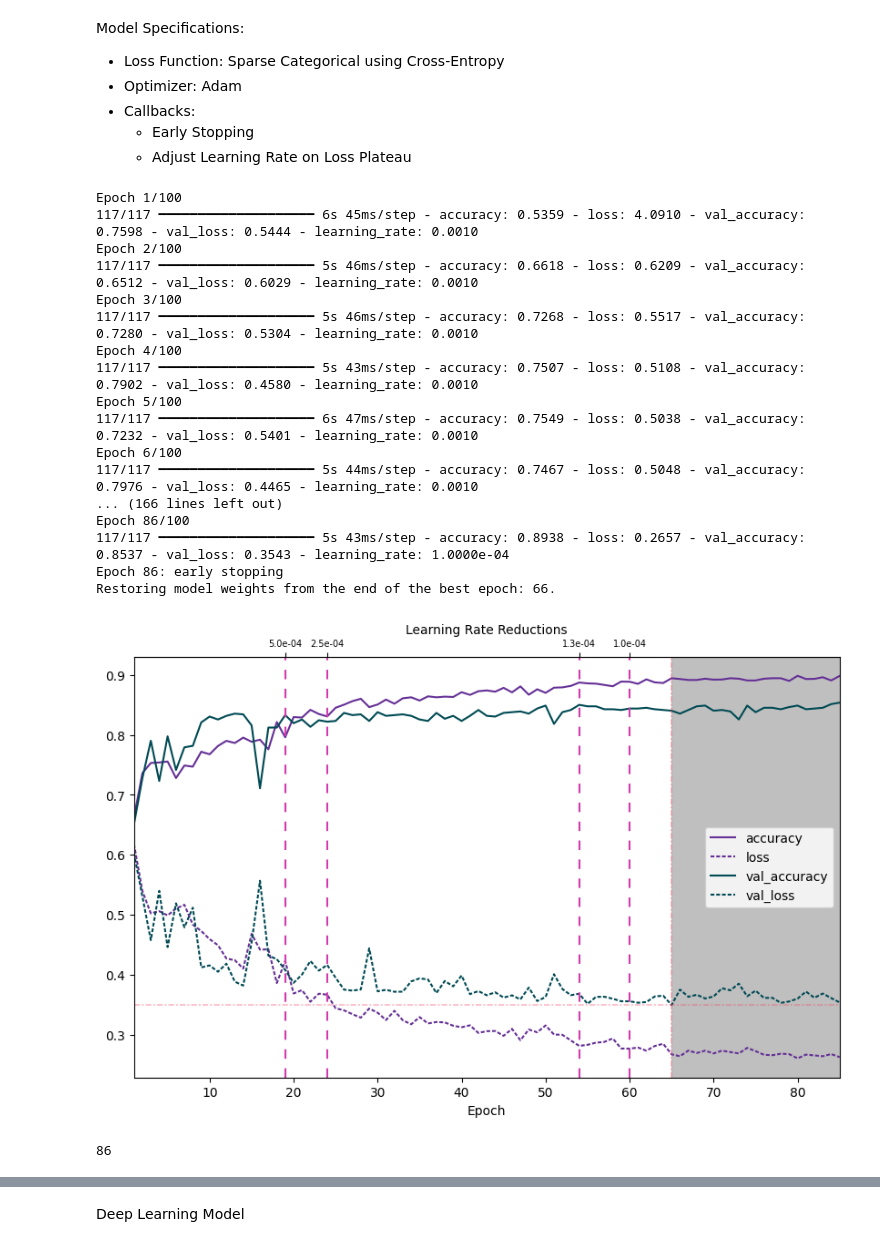
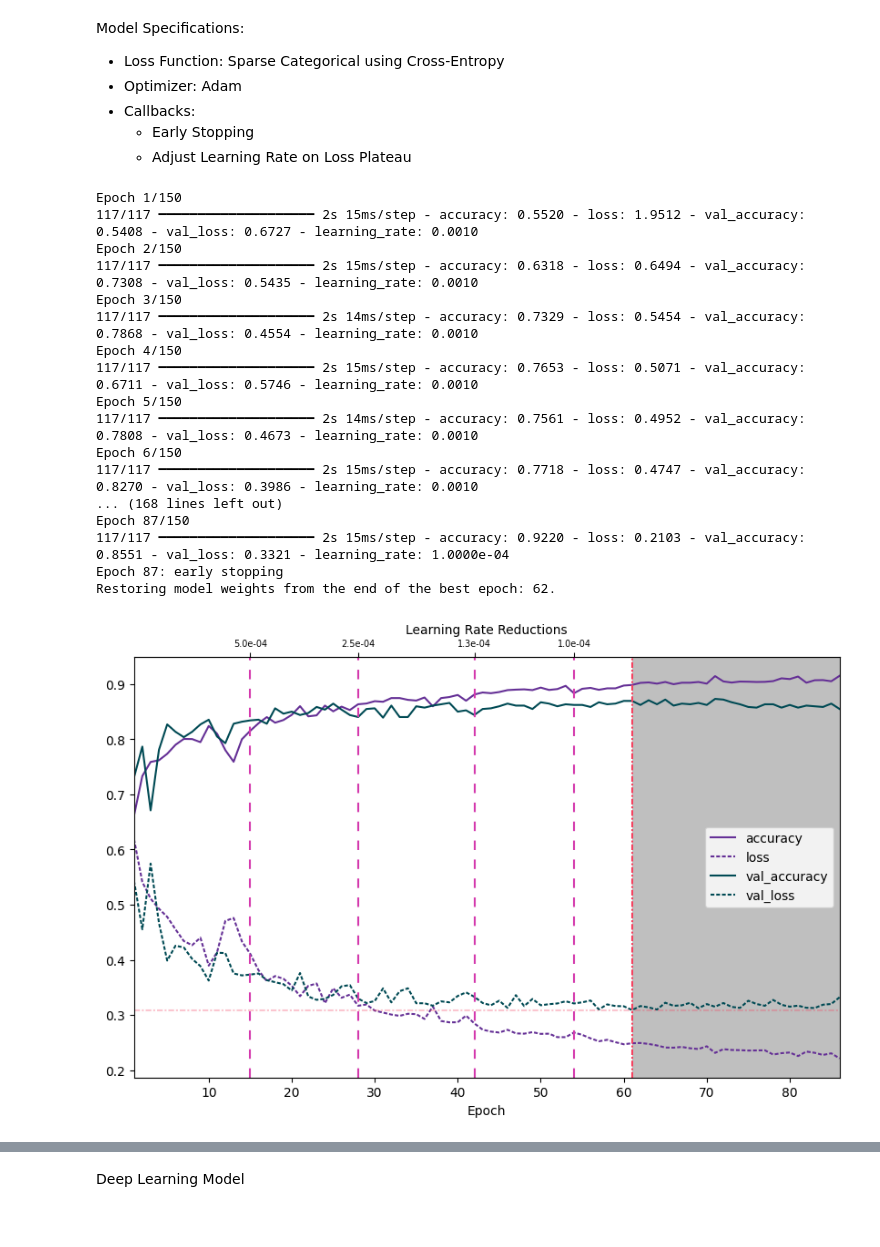
Before and after one commit to chill0121/Periocular_Sex_Classification, a Jupyter notebook: Periocular_Sex_Classification.ipynb, the cells around one changed output, grey strips where cells are left out. Saved outputs shown, nothing was run; the diff lists cells and outputs as text; code cells hidden in the pictures.

```diff
--- a/Periocular_Sex_Classification.ipynb
+++ b/Periocular_Sex_Classification.ipynb
@@ -116,12 +115,15 @@ Split
 - Validation = 18%
 - Test = 12%
 # %%
+# Train and Test
 X_train, X_test = train_test_split(eyes_df, test_size = 0.12, shuffle = True, stratify = eyes_df.sex, random_state = 11)
+# Validation from Train
+X_train, X_val = train_test_split(X_train, test_size = 0.18, shuffle = True, stratify = X_train.sex, random_state = 11)
 
 # Create validation set.
-val_size = int(0.18 * len(X_train))
-X_val = X_train.iloc[-val_size: ]
-X_train = X_train.iloc[: -val_size]
+# val_size = int(0.18 * len(X_train))
+# X_val = X_train.iloc[-val_size: ]
+# X_train = X_train.iloc[: -val_size]
 
 # Create y.
 y_train = X_train.sex
@@ -176,0 +189,8 @@ Develop Image Transformation Function that works for training and testing.
+# %%
+# TODO: Implement KNN discriminant plot from sklearn.
+mod_knn = KNeighborsClassifier(n_neighbors = 2, weights = 'distance', algorithm = 'brute', p = 2)
+mod_knn.fit(np.stack(X_train.norm_array), y_train)
+
+accuracy_score(mod_knn.predict(np.stack(X_val.norm_array)), y_val)
+# results = classification_report(mod_knn.predict(np.stack(X_val.norm_array)), y_val, output_dict = True)
+# pd.DataFrame().from_dict(results)
@@ -192,9 +202,9 @@ Shallow Tensorflow Feedforward Network (FFN)
 model = tf.keras.Sequential()
 
 model.add(tf.keras.Input(shape = X_train.norm_array.iloc[0].shape, name = 'Flattened Image'))
-model.add(tf.keras.layers.Dense(2048, activation = tf.keras.activations.relu))
+model.add(tf.keras.layers.Dense(512, activation = tf.keras.activations.relu))
 model.add(tf.keras.layers.Dropout(0.1))
-model.add(tf.keras.layers.Dense(1024, activation = tf.keras.activations.relu))
+model.add(tf.keras.layers.Dense(128, activation = tf.keras.activations.relu))
 model.add(tf.keras.layers.Dropout(0.1))
 model.add(tf.keras.layers.Dense(2, name = 'Predictions'))
 
@@ -229,10 +239,15 @@ Model Specifications:
 loss_fx = tf.keras.losses.SparseCategoricalCrossentropy(from_logits = True) # Integer labels.
 optimizer_param = 'adam'
 val_freq = 1
-n_epochs = 100
+n_epochs = 150
 # Callbacks to use:
-early_stop = tf.keras.callbacks.EarlyStopping(monitor = 'val_loss', patience = 20, verbose = 1, restore_best_weights = True)
-reduce_lr_plateau = tf.keras.callbacks.ReduceLROnPlateau(monitor = 'val_loss', factor = 0.5, patience = 5, min_lr = 0.0001, verbose = 1)
+early_stop = tf.keras.callbacks.EarlyStopping(monitor = 'val_loss', patience = 25, verbose = 1, restore_best_weights = True)
+reduce_lr_plateau = tf.keras.callbacks.ReduceLROnPlateau(monitor = 'val_loss',
+                                                         factor = 0.5,
+                                                         patience = 5,
+                                                         cooldown = 8,
+                                                         min_lr = 0.0001,
+                                                         verbose = 1)
 
 model.compile(optimizer = optimizer_param, loss = loss_fx, metrics = ['accuracy'])
 
@@ -254,23 +269,23 @@ mod_tf_seq = model.fit(
     validation_batch_size = None,
     validation_freq = val_freq)
 # %% [output]
-Epoch 1/100
-117/117 ━━━━━━━━━━━━━━━━━━━━ 6s 45ms/step - accuracy: 0.5359 - loss: 4.0910 - val_accuracy: 0.7598 - val_loss: 0.5444 - learning_rate: 0.0010
-Epoch 2/100
-117/117 ━━━━━━━━━━━━━━━━━━━━ 5s 46ms/step - accuracy: 0.6618 - loss: 0.6209 - val_accuracy: 0.6512 - val_loss: 0.6029 - learning_rate: 0.0010
-Epoch 3/100
-117/117 ━━━━━━━━━━━━━━━━━━━━ 5s 46ms/step - accuracy: 0.7268 - loss: 0.5517 - val_accuracy: 0.7280 - val_loss: 0.5304 - learning_rate: 0.0010
-Epoch 4/100
-117/117 ━━━━━━━━━━━━━━━━━━━━ 5s 43ms/step - accuracy: 0.7507 - loss: 0.5108 - val_accuracy: 0.7902 - val_loss: 0.4580 - learning_rate: 0.0010
-Epoch 5/100
-117/117 ━━━━━━━━━━━━━━━━━━━━ 6s 47ms/step - accuracy: 0.7549 - loss: 0.5038 - val_accuracy: 0.7232 - val_loss: 0.5401 - learning_rate: 0.0010
-Epoch 6/100
-117/117 ━━━━━━━━━━━━━━━━━━━━ 5s 44ms/step - accuracy: 0.7467 - loss: 0.5048 - val_accuracy: 0.7976 - val_loss: 0.4465 - learning_rate: 0.0010
-... (166 lines left out)
-Epoch 86/100
-117/117 ━━━━━━━━━━━━━━━━━━━━ 5s 43ms/step - accuracy: 0.8938 - loss: 0.2657 - val_accuracy: 0.8537 - val_loss: 0.3543 - learning_rate: 1.0000e-04
-Epoch 86: early stopping
-Restoring model weights from the end of the best epoch: 66.
+Epoch 1/150
+117/117 ━━━━━━━━━━━━━━━━━━━━ 2s 15ms/step - accuracy: 0.5520 - loss: 1.9512 - val_accuracy: 0.5408 - val_loss: 0.6727 - learning_rate: 0.0010
+Epoch 2/150
+117/117 ━━━━━━━━━━━━━━━━━━━━ 2s 15ms/step - accuracy: 0.6318 - loss: 0.6494 - val_accuracy: 0.7308 - val_loss: 0.5435 - learning_rate: 0.0010
+Epoch 3/150
+117/117 ━━━━━━━━━━━━━━━━━━━━ 2s 14ms/step - accuracy: 0.7329 - loss: 0.5454 - val_accuracy: 0.7868 - val_loss: 0.4554 - learning_rate: 0.0010
+Epoch 4/150
+117/117 ━━━━━━━━━━━━━━━━━━━━ 2s 15ms/step - accuracy: 0.7653 - loss: 0.5071 - val_accuracy: 0.6711 - val_loss: 0.5746 - learning_rate: 0.0010
+Epoch 5/150
+117/117 ━━━━━━━━━━━━━━━━━━━━ 2s 14ms/step - accuracy: 0.7561 - loss: 0.4952 - val_accuracy: 0.7808 - val_loss: 0.4673 - learning_rate: 0.0010
+Epoch 6/150
+117/117 ━━━━━━━━━━━━━━━━━━━━ 2s 15ms/step - accuracy: 0.7718 - loss: 0.4747 - val_accuracy: 0.8270 - val_loss: 0.3986 - learning_rate: 0.0010
+... (168 lines left out)
+Epoch 87/150
+117/117 ━━━━━━━━━━━━━━━━━━━━ 2s 15ms/step - accuracy: 0.9220 - loss: 0.2103 - val_accuracy: 0.8551 - val_loss: 0.3321 - learning_rate: 1.0000e-04
+Epoch 87: early stopping
+Restoring model weights from the end of the best epoch: 62.
 # %%
 # Create dataframe of model fit history.
 mod_tf_seq_df = pd.DataFrame().from_dict(mod_tf_seq.history, orient = 'columns')
@@ -282,37 +297,33 @@ lr_change = mod_tf_seq_df.learning_rate.shift(-1) != mod_tf_seq_df.learning_rate
 set_cmap = {'accuracy': '#653096',
             'loss': '#653096',
             'val_accuracy': '#004a54',
             'val_loss': '#004a54'}
 set_dashmap = {'accuracy': '',
             'loss': (2,1),
             'val_accuracy': '',
             'val_loss': (2,1)}
 
 # Plot
 fig, ax = plt.subplots(figsize = (10,6))
 ax = sns.lineplot(mod_tf_seq_df.drop(columns = ['learning_rate']).iloc[1:], palette = set_cmap, dashes = set_dashmap)
 ax.set_xlabel('Epoch')
 # Create secondary x-axis for Learning Rate changes.
 sec_ax = ax.secondary_xaxis('top')
 sec_ax.set_xticks(mod_tf_seq_df[lr_change].index[:-1])
 sec_ax.set_xticklabels([f'{x:.1e}' for x in mod_tf_seq_df[lr_change].learning_rate[1:]])
 sec_ax.tick_params(axis = 'x', which = 'major', labelsize = 7)
 sec_ax.set_xlabel('Learning Rate Reductions')
 # Create vertical line for each LR change.
 for epoch in (mod_tf_seq_df[lr_change].index[:-1]):
     plt.axvline(x = epoch, c = '#d439ad', ls = (0, (5,5)))
 # Create lines for best epoch/val_loss.
-plt.axvline(x = (mod_tf_seq_df.val_loss.idxmin()), c = '#f54260', alpha = 0.3, ls = (0, (3,1,1,1)))
+plt.axvline(x = (mod_tf_seq_df.val_loss.idxmin()), c = '#f54260', ls = (0, (3,1,1,1)))
 plt.axhline(y = (mod_tf_seq_df.val_loss.min()), c = '#f54260', alpha = 0.3, ls = (0, (3,1,1,1)))
 # Grey out epochs after early stop.
 plt.axvspan(mod_tf_seq_df.val_loss.idxmin(), mod_tf_seq_df.index.stop-1, facecolor = 'black', alpha = 0.25)
 plt.margins(x = 0)
 plt.legend()
 plt.show()
 # %% [output]
-[figure, old version]
+[figure, new version]
-# %%
-mod_tf_seq_df.index.stop
-# %% [output]
-86
 # %%
```
Also changed, not shown: parts of 13 cells of this notebook.
